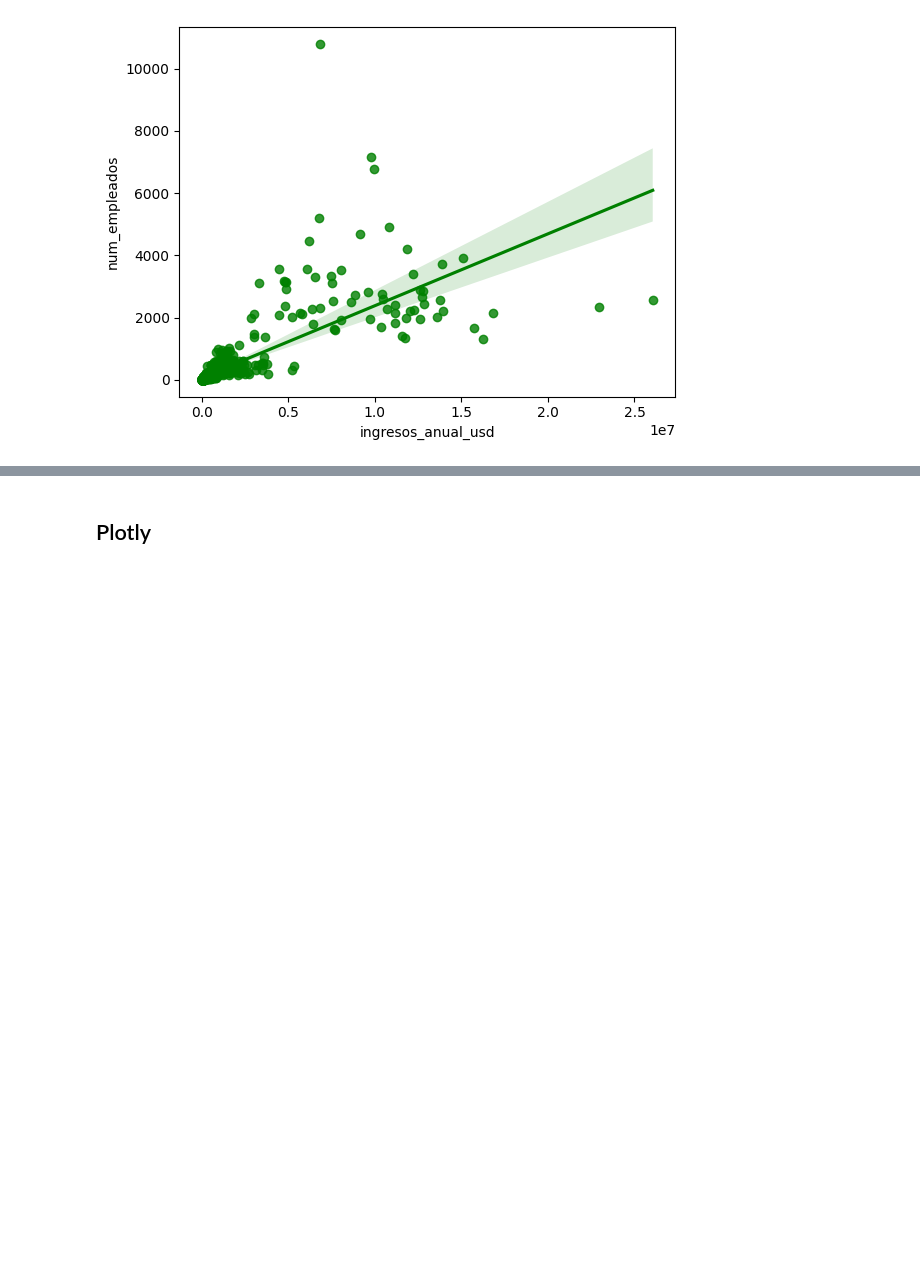
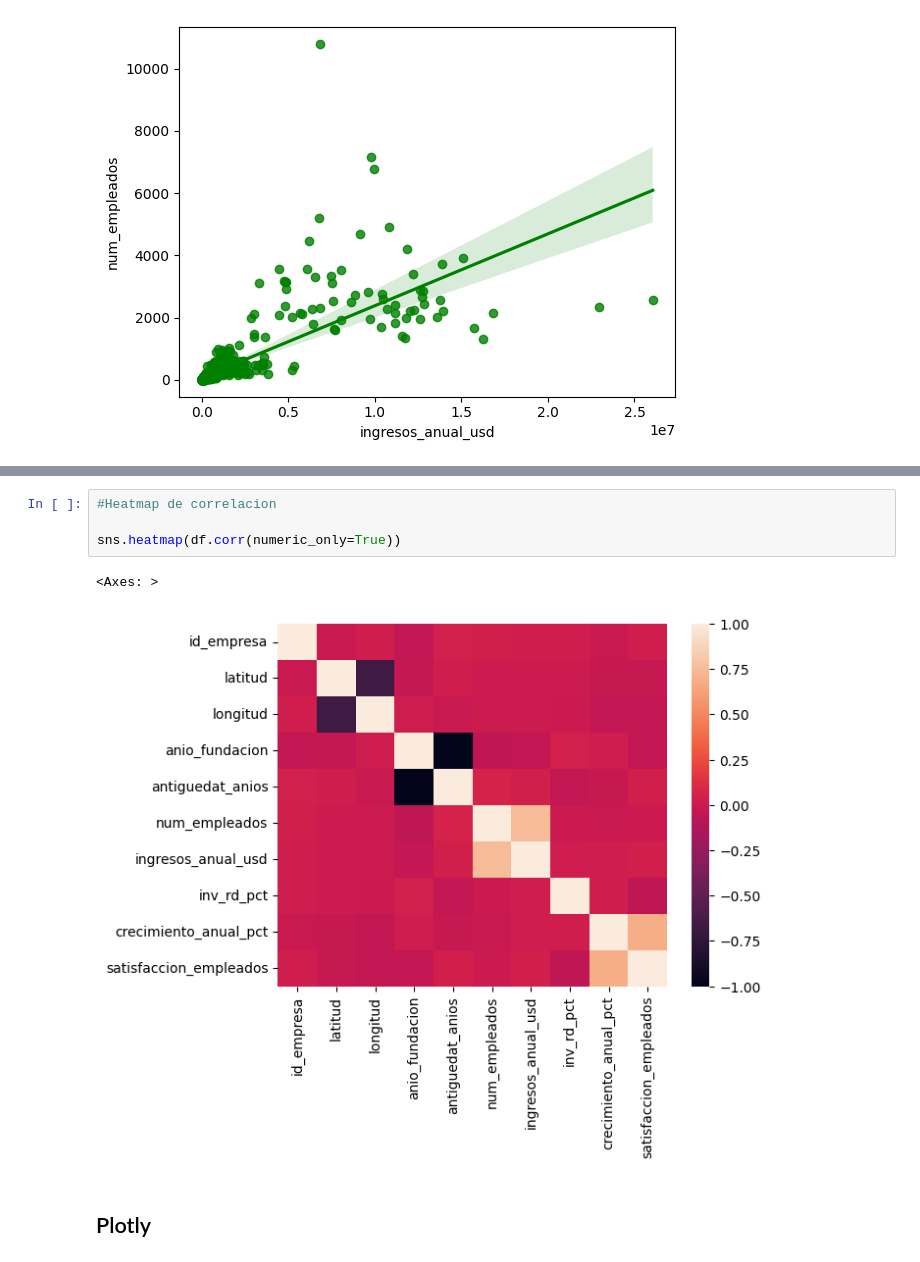
Before and after one commit to jeronimov10/Aprendizaje-en-maquina, a Jupyter notebook: ML/Visualizacion.ipynb, the cells around one changed output, grey strips where cells are left out. Saved outputs shown, nothing was run; the diff lists cells and outputs as text; blank space fills up the shorter version.

```diff
--- a/ML/Visualizacion.ipynb
+++ b/ML/Visualizacion.ipynb
@@ -226,3 +223,10 @@ sns.regplot(x='ingresos_anual_usd', y='num_empleados', data=df, color='green')
+# %%
+#Heatmap de correlacion
+
+sns.heatmap(df.corr(numeric_only=True))
+# %% [output]
+<Axes: >
+[figure, added]
 # %% [markdown]
 ## Plotly
 # %% [markdown]
```
Also changed, not shown: parts of 4 cells of this notebook, 6 other files.
